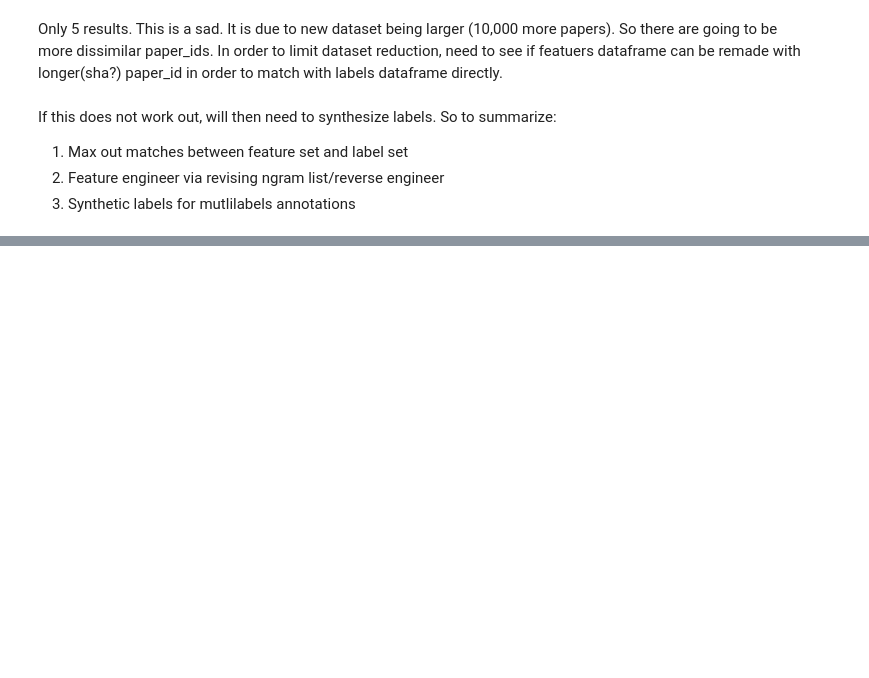
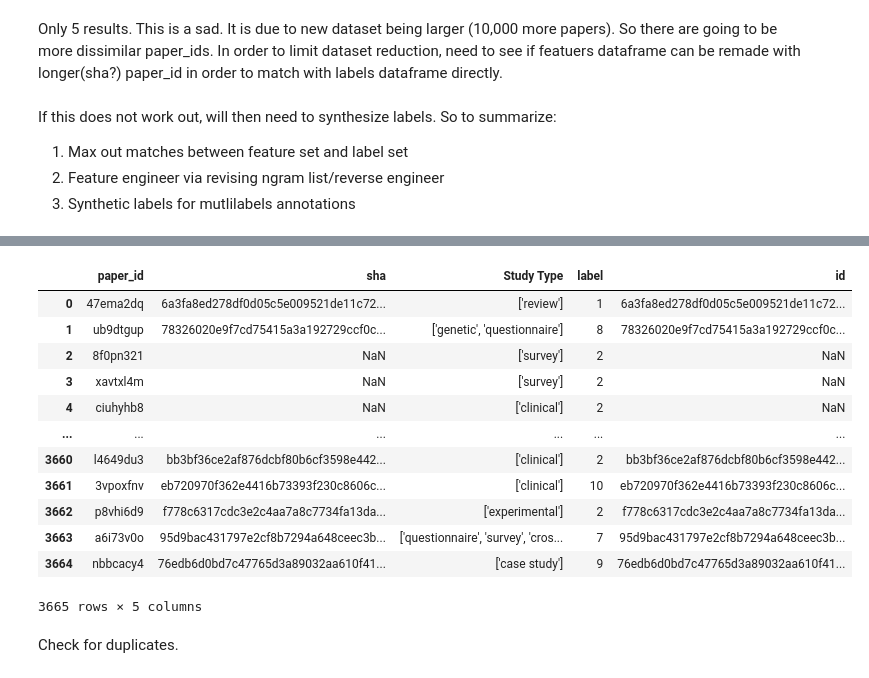
Before and after one commit to mindyng/Covid19, a Jupyter notebook: MultiClass.ipynb, the cells around one changed output, grey strips where cells are left out. Cells and saved outputs as stored; diff of their text form; code cells hidden in the pictures; blank space fills up the shorter version.

```diff
--- a/MultiClass.ipynb
+++ b/MultiClass.ipynb
@@ -210,0 +213,3 @@ If this does not work out, will then need to synthesize labels. So to summarize:
+# %%
+mf2 = pd.read_csv('metadata_features-2.csv')
+mf2
@@ -210,0 +251,17 @@ If this does not work out, will then need to synthesize labels. So to summarize:
+# %%
+features2 = mf2.drop(columns = ['Unnamed: 0',
+ 'title',
+ 'abstract',
+ 'publish_time',
+ 'authors',
+ 'url',
+ 'Statistical Methods',
+ 'statistical_method_details',
+ 'study_type_details',
+ 'results',
+ 'coronavirus',
+ 'fatality',
+ 'sample_size',
+ 'paper_focus',
+ 'variables_controlled_for'])
+features2
@@ -210,0 +282,4 @@ If this does not work out, will then need to synthesize labels. So to summarize:
+# %%
+to_drop = ['[]']
+features2 = features2[~features2['Study Type'].isin(to_drop)]
+features2
@@ -210,0 +300,19 @@ If this does not work out, will then need to synthesize labels. So to summarize:
+# %%
+labels_merge2 = features2.merge(labels, how='inner', left_on='sha', right_on='id')
+labels_merge2
+# %% [output]
+|  | paper_id | sha | Study Type | label | id |
+| 0 | 47ema2dq | 6a3fa8ed278df0d05c5e009521de11c72... | ['review'] | 1 | 6a3fa8ed278df0d05c5e009521de11c72... |
+| 1 | ub9dtgup | 78326020e9f7cd75415a3a192729ccf0c... | ['genetic', 'questionnaire'] | 8 | 78326020e9f7cd75415a3a192729ccf0c... |
+| 2 | 8f0pn321 | NaN | ['survey'] | 2 | NaN |
+| 3 | xavtxl4m | NaN | ['survey'] | 2 | NaN |
+| 4 | ciuhyhb8 | NaN | ['clinical'] | 2 | NaN |
+| ... | ... | ... | ... | ... | ... |
+| 3660 | l4649du3 | bb3bf36ce2af876dcbf80b6cf3598e442... | ['clinical'] | 2 | bb3bf36ce2af876dcbf80b6cf3598e442... |
+| 3661 | 3vpoxfnv | eb720970f362e4416b73393f230c8606c... | ['clinical'] | 10 | eb720970f362e4416b73393f230c8606c... |
+| 3662 | p8vhi6d9 | f778c6317cdc3e2c4aa7a8c7734fa13da... | ['experimental'] | 2 | f778c6317cdc3e2c4aa7a8c7734fa13da... |
+| 3663 | a6i73v0o | 95d9bac431797e2cf8b7294a648ceec3b... | ['questionnaire', 'survey', 'cros... | 7 | 95d9bac431797e2cf8b7294a648ceec3b... |
+| 3664 | nbbcacy4 | 76edb6d0bd7c47765d3a89032aa610f41... | ['case study'] | 9 | 76edb6d0bd7c47765d3a89032aa610f41... |
+3665 rows × 5 columns
+# %% [markdown]
+Check for duplicates.
```
Also changed, not shown: parts of 5 cells of this notebook.
